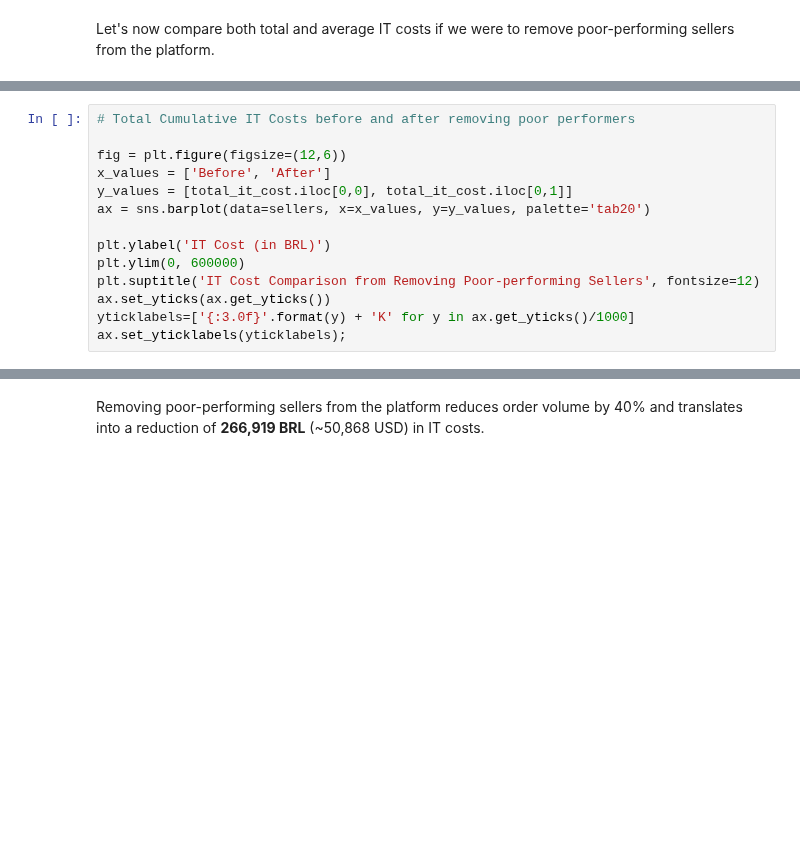
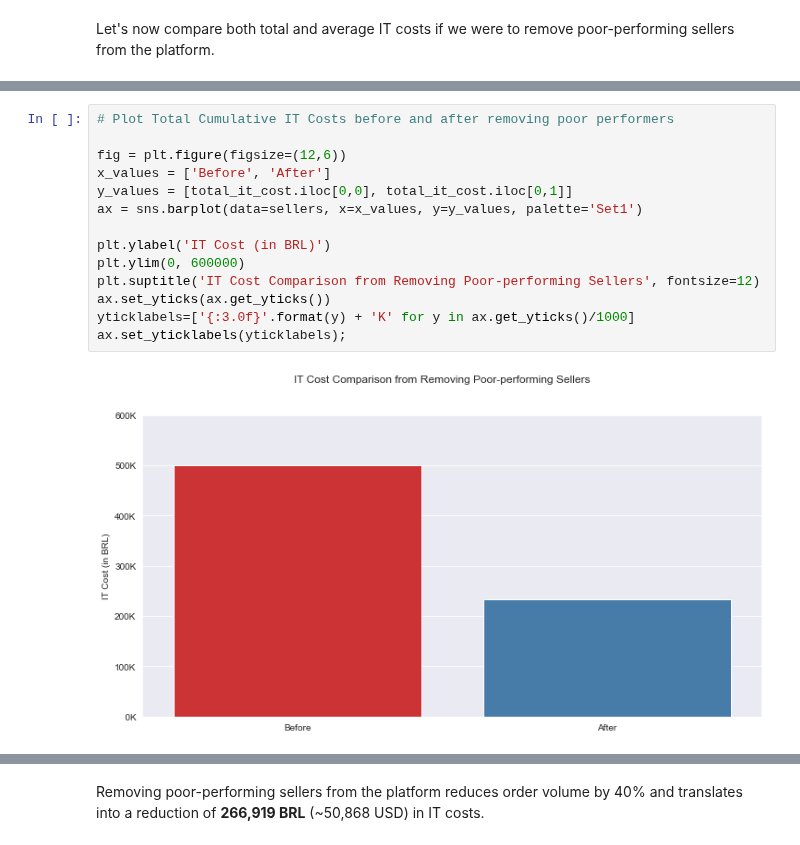
Before and after one commit to phlln/olist-analysis, a Jupyter notebook: notebooks/CEO Recommendations.ipynb, the cells around one changed output, grey strips where cells are left out. Cells and saved outputs as stored; diff of their text form; blank space fills up the shorter version.

Commit message:
add IT cost comparison

```diff
--- a/notebooks/CEO Recommendations.ipynb
+++ b/notebooks/CEO Recommendations.ipynb
@@ -554,17 +575,19 @@ total_it_cost
 # %%
-# Total Cumulative IT Costs before and after removing poor performers
+# Plot Total Cumulative IT Costs before and after removing poor performers
 
 fig = plt.figure(figsize=(12,6))
 x_values = ['Before', 'After']
 y_values = [total_it_cost.iloc[0,0], total_it_cost.iloc[0,1]]
-ax = sns.barplot(data=sellers, x=x_values, y=y_values, palette='tab20')
+ax = sns.barplot(data=sellers, x=x_values, y=y_values, palette='Set1')
 
 plt.ylabel('IT Cost (in BRL)')
 plt.ylim(0, 600000)
 plt.suptitle('IT Cost Comparison from Removing Poor-performing Sellers', fontsize=12)
 ax.set_yticks(ax.get_yticks())
 yticklabels=['{:3.0f}'.format(y) + 'K' for y in ax.get_yticks()/1000]
 ax.set_yticklabels(yticklabels);
+# %% [output]
+[figure, added]
 # %%
 # Calculation of reduction of total IT costs from removing poor-performing sellers
 total_it_cost.iloc[0,0] - total_it_cost.iloc[0,1]
```
Also changed, not shown: parts of 19 cells of this notebook.
